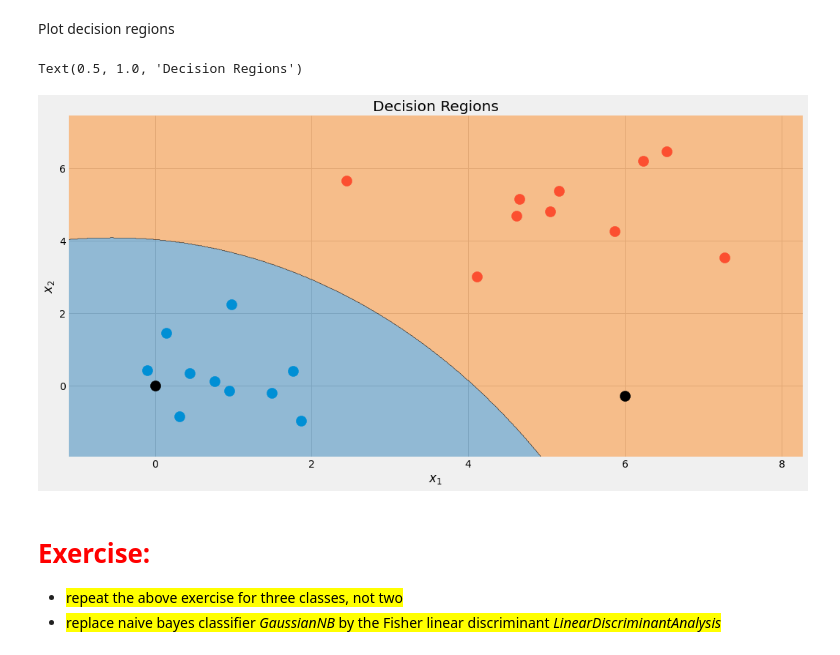
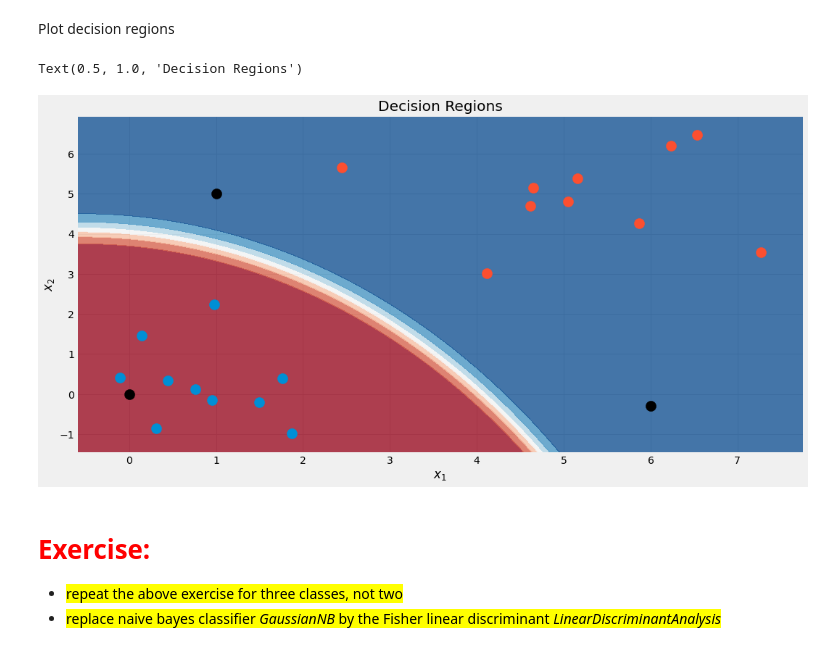
Before and after one commit to tk0987/Machine-learning-KISD-2023, a Jupyter notebook: lecture1.ipynb, the cells around one changed output. Cells and saved outputs as stored; diff of their text form; code cells hidden in the pictures.

```diff
--- a/lecture1.ipynb
+++ b/lecture1.ipynb
@@ -847,17 +842,37 @@ from mlxtend.plotting import plot_decision_regions
+# %%
+###from mlxtend.plotting import plot_decision_regions
+
+def plotBoundaries(clf,X):
+        cm = plt.cm.RdBu
+        h = 0.02  # step size in the mesh
+        x_min, x_max = X[:, 0].min() - 0.5, X[:, 0].max() + 0.5
+        y_min, y_max = X[:, 1].min() - 0.5, X[:, 1].max() + 0.5
+        xx, yy = np.meshgrid(np.arange(x_min, x_max, h), np.arange(y_min, y_max, h))
+        # Plot the decision boundary. For that, we will assign a color to each
+        # point in the mesh [x_min, x_max]x[y_min, y_max].
+        if hasattr(clf, "decision_function"):
+            Z = clf.decision_function(np.c_[xx.ravel(), yy.ravel()])
+        else:
+            Z = clf.predict_proba(np.c_[xx.ravel(), yy.ravel()])[:, 1]
+
+        # Put the result into a color plot
+        Z = Z.reshape(xx.shape)
+
+        plt.contourf(xx, yy, Z, cmap=cm, alpha=0.8)
 # %%
 plt.figure(figsize=(16, 8))
-plot_decision_regions(X, y, clf=gnb, legend=0, colors='#1f77b4,#ff7f0e,#ffec6e')
+plotBoundaries(gnb,X)
 for i in range(3):
     plt.scatter(X[np.where(y==i), 0], X[np.where(y==i), 1], s=200)
 
-X_test = np.array([[-2, 5], [0,0], [6, -0.3] ])
+X_test = np.array([[1, 5], [0,0], [6, -0.3] ])
 plt.scatter(X_test[:,0],X_test[:,1], c='k', s=200)
 plt.xlabel('$x_1$')
 plt.ylabel('$x_2$')
 plt.title('Decision Regions')
 # %% [output]
 Text(0.5, 1.0, 'Decision Regions')
-[figure, old version]
+[figure, new version]
 # %% [markdown]
 
 # <font color='red'>**Exercise:**
```
Also changed, not shown: parts of 19 cells of this notebook.
